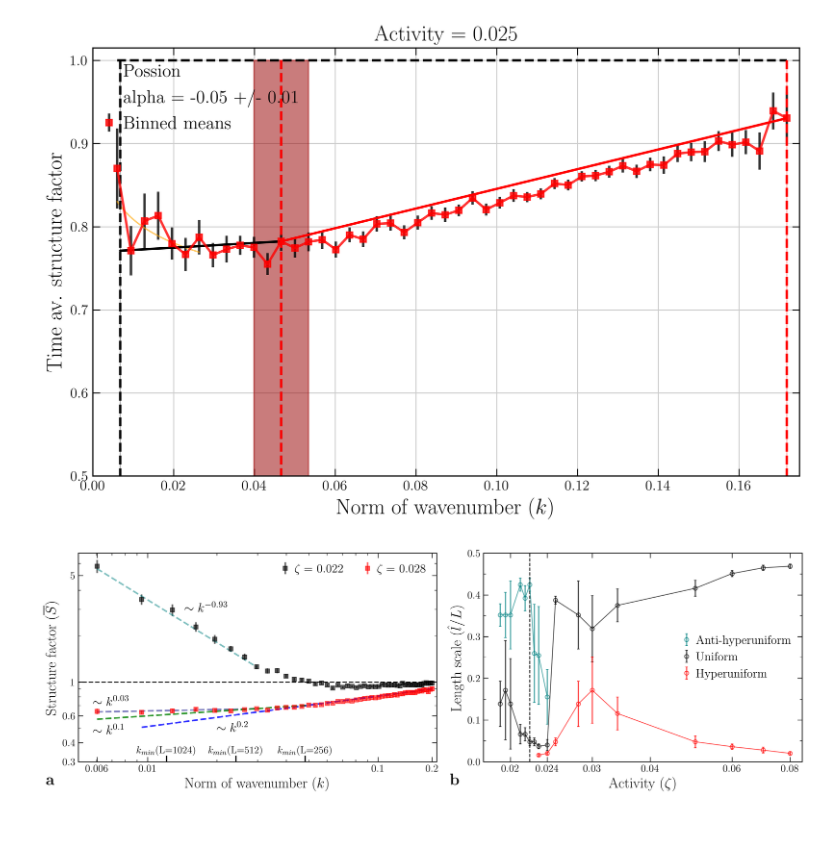
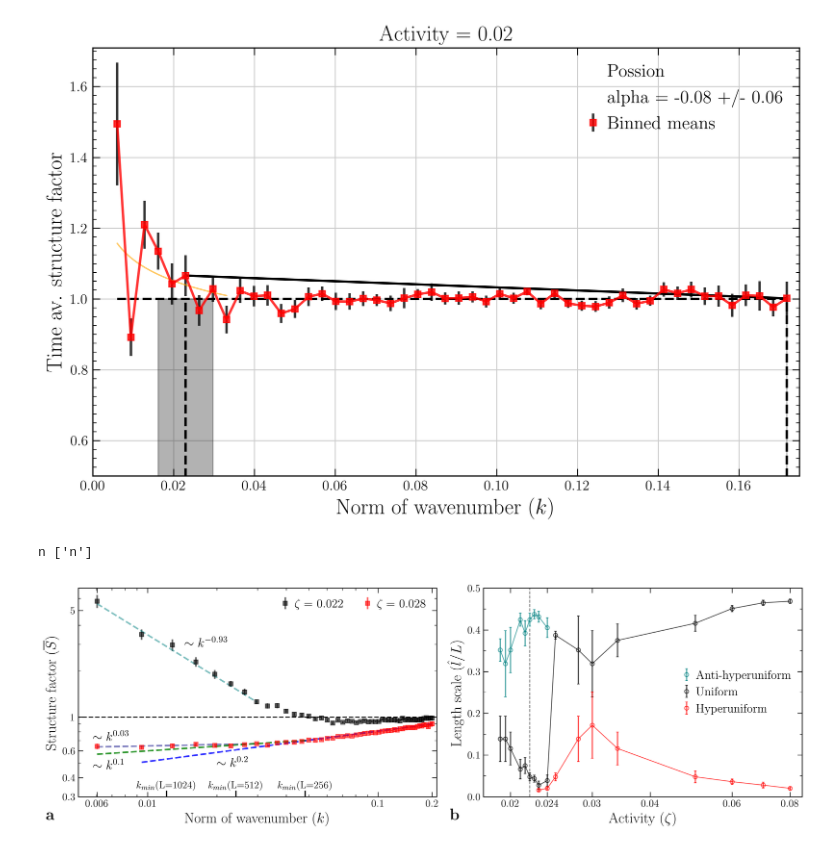
Before and after one commit to simonguld/Thesis, a Jupyter notebook: NematicAnalysis/len_scales.ipynb, the cells around one changed output. Cells and saved outputs as stored; diff of their text form; code cells hidden in the pictures.

```diff
--- a/NematicAnalysis/len_scales.ipynb
+++ b/NematicAnalysis/len_scales.ipynb
@@ -187,19 +187,19 @@ if not os.path.exists(save_path):
 kbins, sfac_av = ada.get_sfac(LX=LL,time_av=True)[:2]
 act_list = ada.act_list[ada.LX.index(LL)]
 sfac_av[:,:,-1] *= 1
-fit_params_weighted7 = analyze_sfac_time_av(kbins, sfac_av, Npoints_bounds = [3,7])
+fit_params_weighted7 = ada.get_alpha(LX=LL)[1] #analyze_sfac_time_av(kbins, sfac_av, Npoints_bounds = [8,9])
 #len_scales_arr = np.nan * np.zeros((len(act_list), 3, 4))
 scale_names = ['ahu', 'u', 'hu']
 colors=['teal', 'k', 'r']
 
-act_min = 0.0225
-act_max = 0.028
+act_min = 0.019
+act_max = 0.021
 act_min_idx = act_list.index(act_min)
 act_max_idx = act_list.index(act_max)
 
 for j, act in enumerate(act_list[act_min_idx:act_max_idx]):
     i = j + act_min_idx
-    kmax_idx = 6
+    kmax_idx = 8
     act_idx = act_list.index(act)
    # fig, ax = plot_structure_factor(kbins, sfac_av[:,i,0], sfac_av[:, i,1], LX=LL)
     kvals = np.linspace(kbins[0], kbins[kmax_idx], 100)
@@ -264,34 +264,35 @@ for j, act in enumerate(act_list[act_min_idx:act_max_idx]):
                 ridx_max, ridx_max_unc = int(ridx_max_input.split('+')[0]), int(ridx_max_input.split('+')[1])
                 clear_output(wait=False)
 
                 fig, ax = plot_structure_factor(kbins, sfac_av[:,i,0], sfac_av[:, i,1], LX=LL)
                 ax.plot(kvals, fit_func(kvals, *fit_params_weighted7[i,:2]),
                     label = f'alpha = {fit_params_weighted7[i,0]:.2f} +/- {fit_params_weighted7[i,2]:.2f}',
                     color='orange', lw=1.2, alpha=.6)
                 ax.set_title(f'Activity = {act}')
                 ax.set_yscale('linear')
                 ax.set_xscale('linear')
                 ax.yaxis.set_minor_locator(ticker.MultipleLocator(0.025))
                 ax.grid(True)
                 ax.legend()
                 ax.set_ylim(ymin=.5)
 
                 ax.set_xlim([0, 0.175])
                 ax.plot([kbins[ridx_min], kbins[ridx_max]], sfac_av[[ridx_min,ridx_max],i,0], '-', color = colors[len_scale])
                 ax.vlines(kbins[ridx_min], 0, 1, color = colors[len_scale], linestyle = 'dashed')
                 ax.fill_betweenx([0, 1], kbins[ridx_min] - kdiff * ridx_min_unc, kbins[ridx_min] + kdiff * ridx_min_unc, color = 'k', alpha = 0.3)
                 ax.vlines(kbins[ridx_max], 0, 1, color = colors[len_scale], linestyle = 'dashed')
                 ax.fill_betweenx([0, 1], kbins[ridx_max] - kdiff * ridx_max_unc, kbins[ridx_max] + kdiff * ridx_max_unc, \
                                  color = colors[len_scale], alpha = 0.3)
                 plt.show()
                 ridx_ok = input('ok?:')
 
                 if ridx_ok in ['y', '']:
 
                     ok = True
                     len_scales_arr[i, len_scale, :] = kbins[ridx_min], kbins[ridx_max], kdiff * ridx_min_unc, kdiff * ridx_max_unc
 # %% [output]
-[figure, old version]
+[figure, new version]
+n ['n']
 # %%
 plt.rcParams.update({
     "text.usetex": True})
@@ -355,11 +356,20 @@ unc_dist_arr = 2*np.pi * ((len_scales_arr[:,:,2] / len_scales_arr[:,:,0]**2)**2
 color_list = ['C12', 'C6', 'C7']
 scale_names=['Anti-hyperuniform', 'Uniform', 'Hyperuniform']
 
+normalizer = 2048
+if logy:
+    ax.set_yscale('log')
+    ax.set_ylim([20, 1100])
+else:
+    ylims = [0,1050] if normalizer==1 else [0,0.5]#[2e-3, 1.5e-1]
+xlims = [np.log10(0.0175), np.log10(0.085)] if logx else [0.0175, 0.085]
+
 len_max = 2*np.pi*(1/kbins[0]-1/kbins[-1])
-
+ax.vlines(np.log10(0.022) if logx else 0.022, ylims[0], 0.405, color='k', lw=1., alpha=.6, linestyle = 'dashed')
+ax.vlines(np.log10(0.022) if logx else 0.022, 0.445, ylims[1], color='k', lw=1., alpha=.6, linestyle = 'dashed')
 for i, len_scale in enumerate(scale_names):
     K=0.05
-    normalizer = 2048 #/np.sqrt(K/np.array(act_list))
+     #/np.sqrt(K/np.array(act_list))
     ax.errorbar(np.log10(act_list) if logx else act_list, len_dist_arr[:,i]/normalizer,
                 yerr = unc_dist_arr[:,i]/normalizer,
                 fmt = 'o-', label = f'{len_scale}',  color=color_list[i],
@@ -375,16 +385,11 @@ axx.tick_params(axis='both',which='major', labelsize=13)
 ax.yaxis.set_minor_locator(ticker.MultipleLocator(100 if normalizer==1 else 0.05))
 #ax.legend(loc='lower right',)# fontsize=12)
 #ax.set_yscale('log')
-if logy:
-    ax.set_yscale('log')
-    ax.set_ylim([20, 1100])
-else:
-    ylims = [0,1050] if normalizer==1 else [0,0.5]#[2e-3, 1.5e-1]
-xlims = [np.log10(0.0175), np.log10(0.085)] if logx else [0.0175, 0.085]
+
 ax.set_ylim(ylims)
 ax.set_xlim(xlims)
-ax.vlines(np.log10(0.022) if logx else 0.022, ylims[0], ylims[1], color='k', lw=1.1, linestyle = 'dashed')
-ax.vlines(np.log10(0.022) if logx else 0.022, ylims[0], ylims[1], color='k', lw=1.1, linestyle = 'dashed')
+#ax.vlines(np.log10(0.022) if logx else 0.022, ylims[0], ylims[1], color='k', lw=1., alpha=.6, linestyle = 'dashed')
+
 #ax.hlines(len_max, xlims[0], xlims[1], color='k', lw=1.5, linestyle = 'solid', label = 'Max length scale')
 #ax.set_xscale('log')
 ax.set_ylabel(ylabel = r'Length scale ($\hat{l}$)' if normalizer==1 else r'Length scale ($\hat{l}/L$)')
@@ -398,10 +403,10 @@ for n, AXX in enumerate([axx, ax]):
 
 #fig.dpi = 100 #720
 fig.tight_layout()
-save_path = "C:\\Users\\Simon Andersen\\Documents\\Uni\\Speciale\\Figures\\article\\len_scales_v4.png"
+save_path = "C:\\Users\\Simon Andersen\\Documents\\Uni\\Speciale\\Figures\\article\\len_scales_v5.png"
 fig.savefig(save_path, dpi=420)
 # %% [output]
-[figure, old version]
+[figure, new version]
 # %%
 plt.rcParams.update({
     "text.usetex": True})
```
Also changed, not shown: parts of 1 cell of this notebook, 5 other files.
